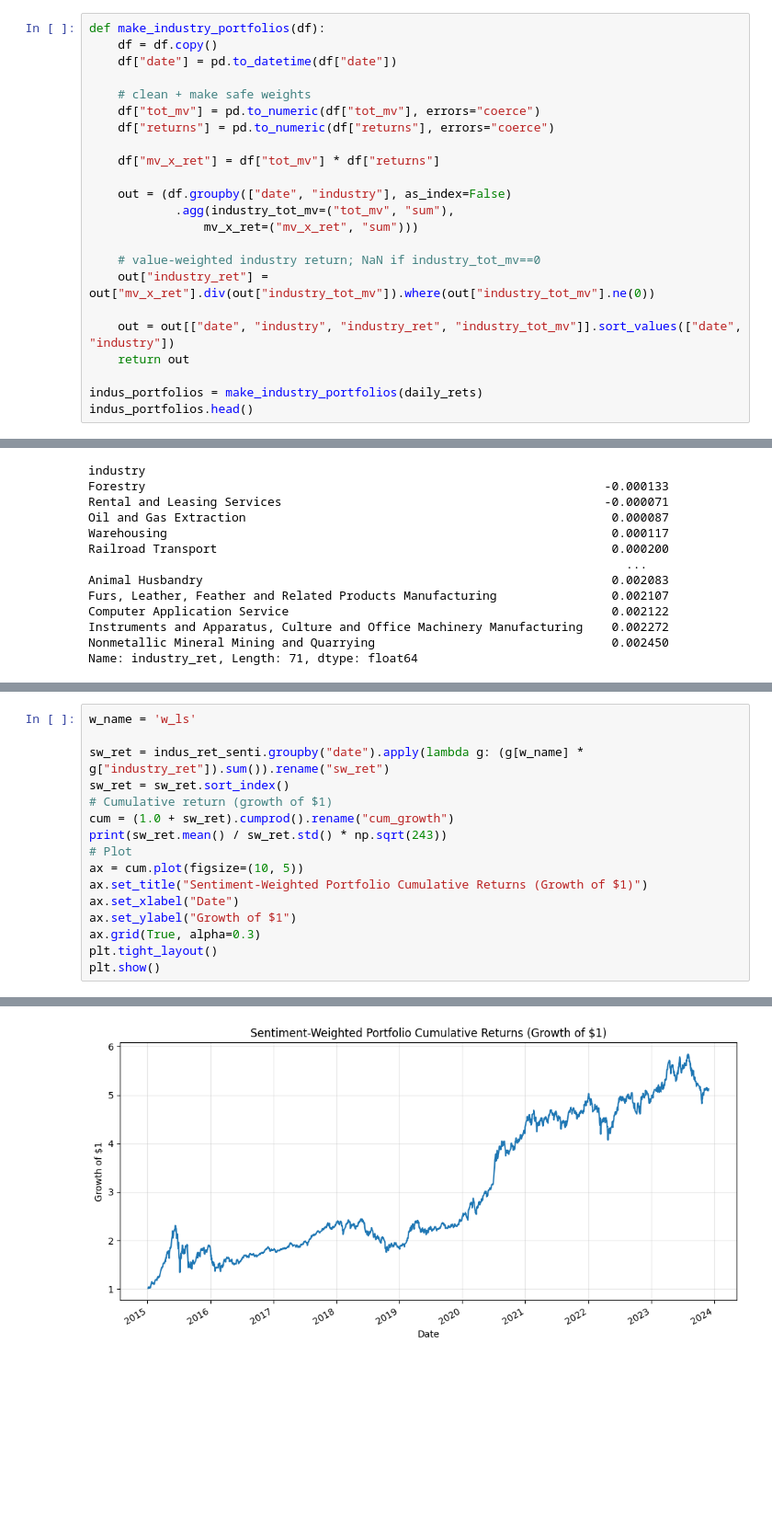
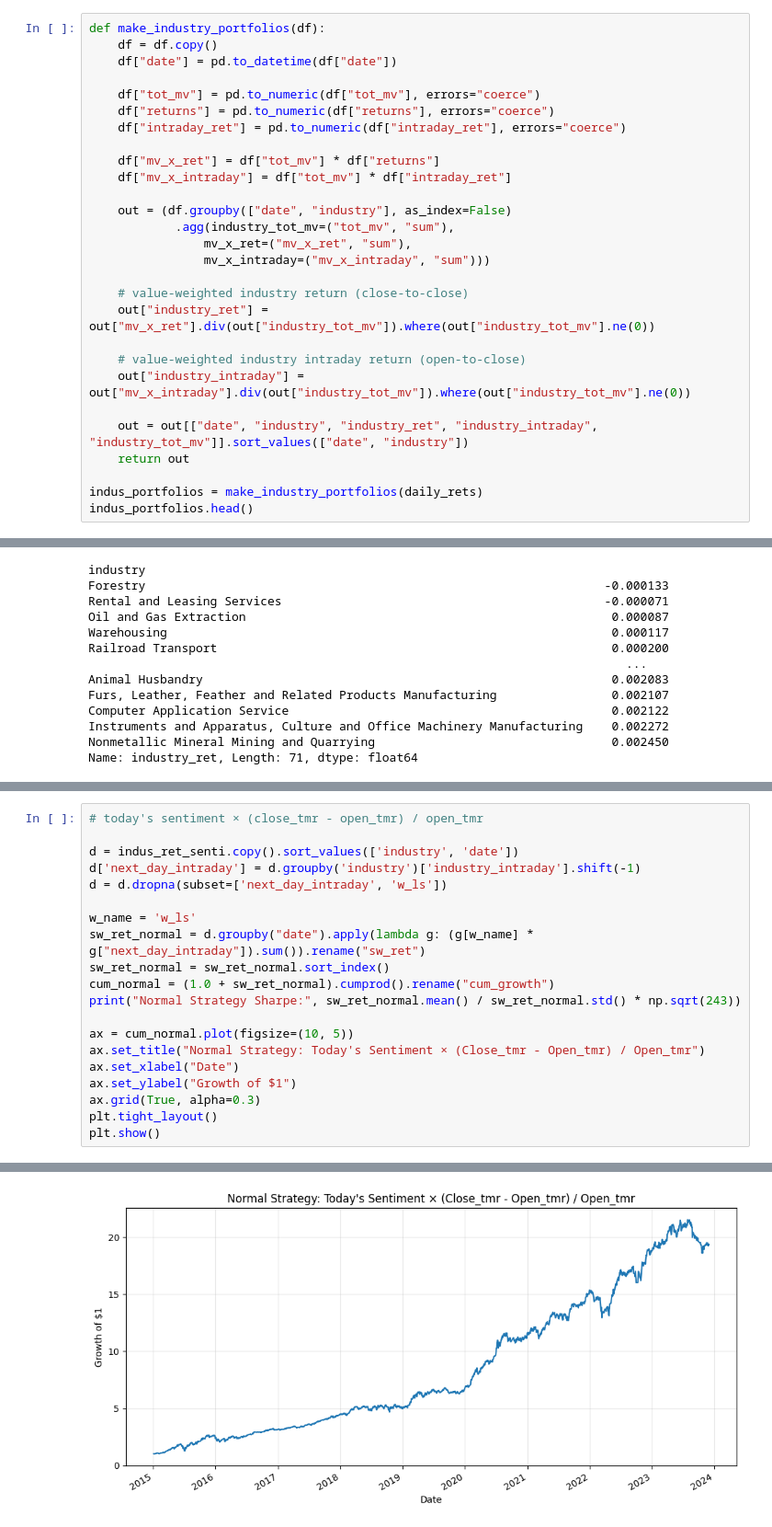
Before and after one commit to frankyaoxiao/chinese-stock-market, a Jupyter notebook: strategy.ipynb, the cells around one changed output, grey strips where cells are left out. Shown at 92% size. Cells and saved outputs as stored; diff of their text form; blank space fills up the shorter version.

```diff
--- a/strategy.ipynb
+++ b/strategy.ipynb
@@ -216,20 +231,25 @@ def make_industry_portfolios(df):
     df = df.copy()
     df["date"] = pd.to_datetime(df["date"])
 
-    # clean + make safe weights
     df["tot_mv"] = pd.to_numeric(df["tot_mv"], errors="coerce")
     df["returns"] = pd.to_numeric(df["returns"], errors="coerce")
+    df["intraday_ret"] = pd.to_numeric(df["intraday_ret"], errors="coerce")
 
     df["mv_x_ret"] = df["tot_mv"] * df["returns"]
+    df["mv_x_intraday"] = df["tot_mv"] * df["intraday_ret"]
 
     out = (df.groupby(["date", "industry"], as_index=False)
             .agg(industry_tot_mv=("tot_mv", "sum"),
-                mv_x_ret=("mv_x_ret", "sum")))
+                mv_x_ret=("mv_x_ret", "sum"),
+                mv_x_intraday=("mv_x_intraday", "sum")))
 
-    # value-weighted industry return; NaN if industry_tot_mv==0
+    # value-weighted industry return (close-to-close)
     out["industry_ret"] = out["mv_x_ret"].div(out["industry_tot_mv"]).where(out["industry_tot_mv"].ne(0))
 
-    out = out[["date", "industry", "industry_ret", "industry_tot_mv"]].sort_values(["date", "industry"])
+    # value-weighted industry intraday return (open-to-close)
+    out["industry_intraday"] = out["mv_x_intraday"].div(out["industry_tot_mv"]).where(out["industry_tot_mv"].ne(0))
+
+    out = out[["date", "industry", "industry_ret", "industry_intraday", "industry_tot_mv"]].sort_values(["date", "industry"])
     return out
 
 indus_portfolios = make_industry_portfolios(daily_rets)
@@ -309,16 +329,20 @@ Covariance Type:              cluster
 Notes:
 [1] Standard Errors are robust to cluster correlation (cluster)
 # %%
+# today's sentiment × (close_tmr - open_tmr) / open_tmr
+
+d = indus_ret_senti.copy().sort_values(['industry', 'date'])
+d['next_day_intraday'] = d.groupby('industry')['industry_intraday'].shift(-1)
+d = d.dropna(subset=['next_day_intraday', 'w_ls'])
+
 w_name = 'w_ls'
+sw_ret_normal = d.groupby("date").apply(lambda g: (g[w_name] * g["next_day_intraday"]).sum()).rename("sw_ret")
+sw_ret_normal = sw_ret_normal.sort_index()
+cum_normal = (1.0 + sw_ret_normal).cumprod().rename("cum_growth")
+print("Normal Strategy Sharpe:", sw_ret_normal.mean() / sw_ret_normal.std() * np.sqrt(243))
 
-sw_ret = indus_ret_senti.groupby("date").apply(lambda g: (g[w_name] * g["industry_ret"]).sum()).rename("sw_ret")
-sw_ret = sw_ret.sort_index()
-# Cumulative return (growth of $1)
-cum = (1.0 + sw_ret).cumprod().rename("cum_growth")
-print(sw_ret.mean() / sw_ret.std() * np.sqrt(243))
-# Plot
-ax = cum.plot(figsize=(10, 5))
-ax.set_title("Sentiment-Weighted Portfolio Cumulative Returns (Growth of $1)")
+ax = cum_normal.plot(figsize=(10, 5))
+ax.set_title("Normal Strategy: Today's Sentiment × (Close_tmr - Open_tmr) / Open_tmr")
 ax.set_xlabel("Date")
 ax.set_ylabel("Growth of $1")
 ax.grid(True, alpha=0.3)
@@ -329,2 +353,2 @@ plt.show()
-[figure, old version]
+[figure, new version]
 # %%
```
Also changed, not shown: parts of 12 cells of this notebook.
